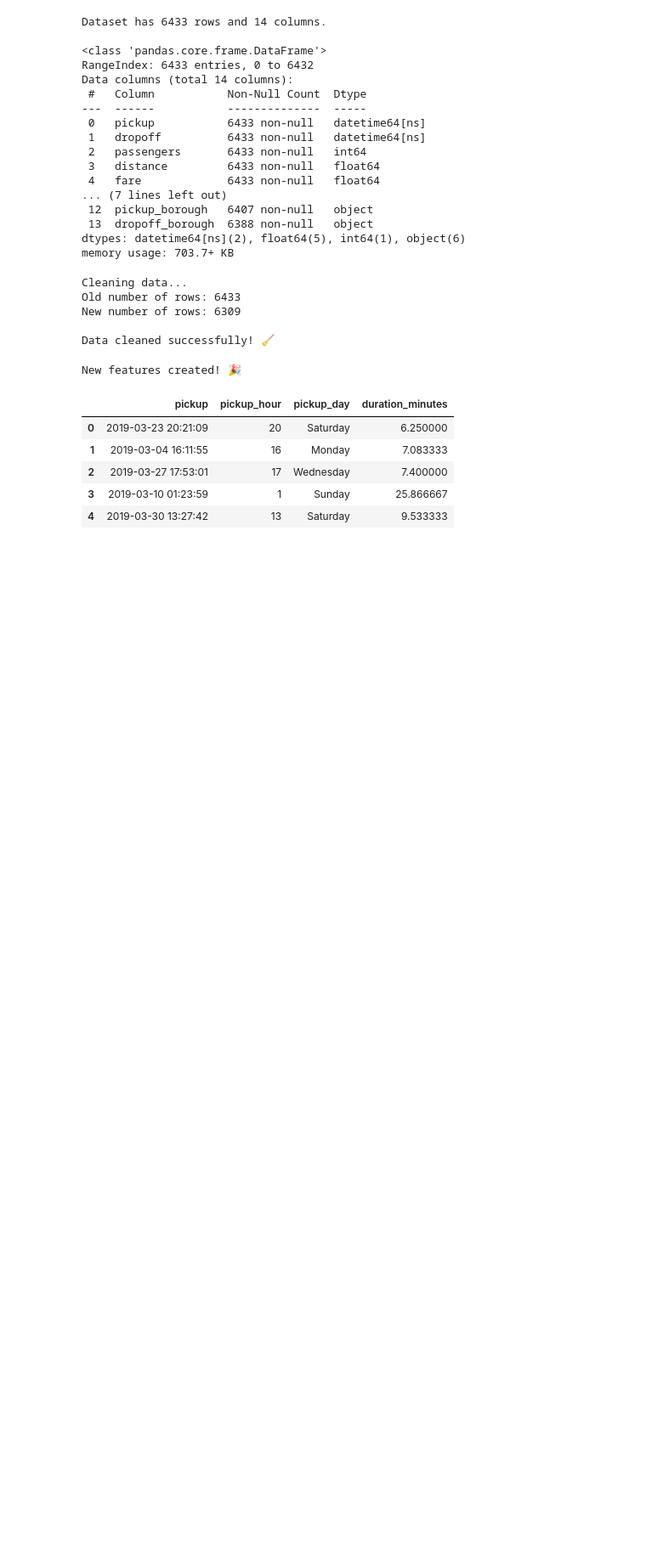
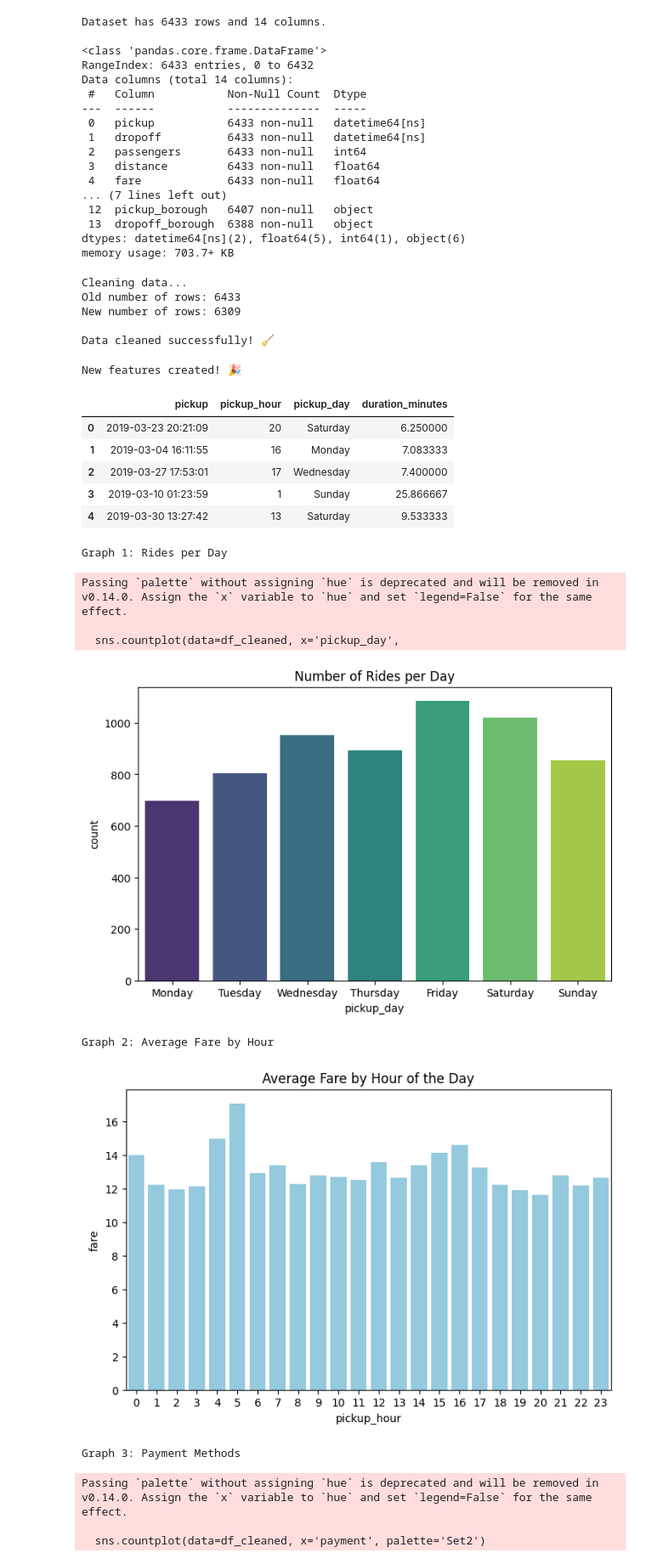
Before and after one commit to kalviumcommunity/S63-0526-TAT-DataScience-UrbanRoute, a Jupyter notebook: Step1_Data_Loading.ipynb, the cells around one changed output. Shown at 85% size. Cells and saved outputs as stored; diff of their text form; code cells hidden in the pictures; blank space fills up the shorter version.

```diff
--- a/Step1_Data_Loading.ipynb
+++ b/Step1_Data_Loading.ipynb
@@ -78,3 +78,40 @@ New features created! 🎉
 | 2 | 2019-03-27 17:53:01 | 17 | Wednesday | 7.400000 |
 | 3 | 2019-03-10 01:23:59 | 1 | Sunday | 25.866667 |
 | 4 | 2019-03-30 13:27:42 | 13 | Saturday | 9.533333 |
+# %%
+import matplotlib.pyplot as plt
+
+# Tell Jupyter to show graphs nice and large
+plt.rcParams['figure.figsize'] = (8, 5)
+
+# Graph 1: Which day has the most rides?
+print("Graph 1: Rides per Day")
+sns.countplot(data=df_cleaned, x='pickup_day',
+              order=['Monday', 'Tuesday', 'Wednesday', 'Thursday', 'Friday', 'Saturday', 'Sunday'],
+              palette='viridis')
+plt.title('Number of Rides per Day')
+plt.show()
+
+# Graph 2: How does the average fare change by hour?
+print("Graph 2: Average Fare by Hour")
+sns.barplot(data=df_cleaned, x='pickup_hour', y='fare', color='skyblue', errorbar=None)
+plt.title('Average Fare by Hour of the Day')
+plt.show()
+
+# Graph 3: How do people pay?
+print("Graph 3: Payment Methods")
+sns.countplot(data=df_cleaned, x='payment', palette='Set2')
+plt.title('Payment Methods Used')
+plt.show()
+# %% [output]
+Graph 1: Rides per Day
+Passing `palette` without assigning `hue` is deprecated and will be removed in v0.14.0. Assign the `x` variable to `hue` and set `legend=False` for the same effect.
+
+  sns.countplot(data=df_cleaned, x='pickup_day',
+[figure, added]
+Graph 2: Average Fare by Hour
+[figure, added]
+Graph 3: Payment Methods
+Passing `palette` without assigning `hue` is deprecated and will be removed in v0.14.0. Assign the `x` variable to `hue` and set `legend=False` for the same effect.
+
+  sns.countplot(data=df_cleaned, x='payment', palette='Set2')
```
Also changed, not shown: parts of 2 cells of this notebook.
